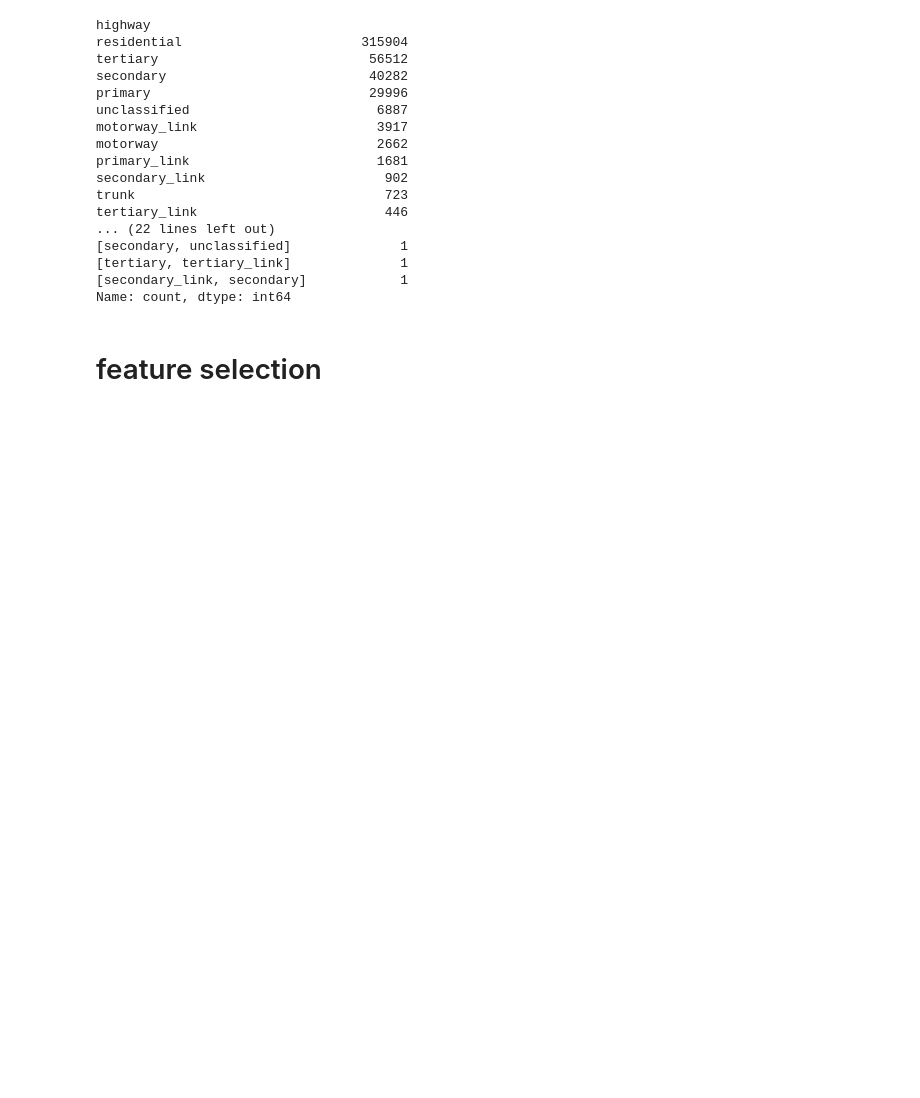
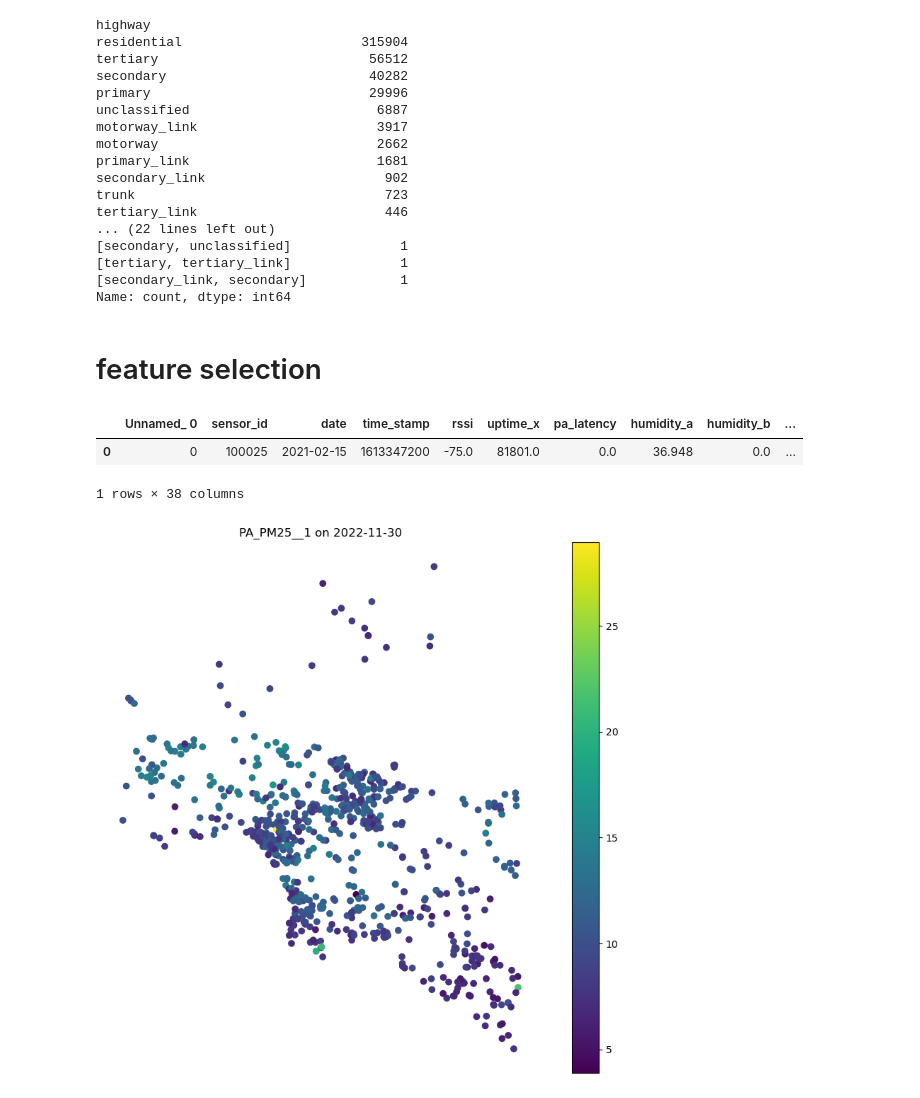
Before and after one commit to JunhongDuan/PurpleAir, a Jupyter notebook: Code/S6_LUR.ipynb, the cells around one changed output. Cells and saved outputs as stored; diff of their text form; code cells hidden in the pictures; blank space fills up the shorter version.

```diff
--- a/Code/S6_LUR.ipynb
+++ b/Code/S6_LUR.ipynb
@@ -134,6 +134,39 @@ LU = gpd.read_file('../Data/Output/OSM/edgewood_landuse.shp')
 PARK = gpd.read_file('../Data/Output/OSM/parks.shp')
 STREET = gpd.read_file('../Data/Output/OSM/edgewood_drive_roads.shp')
 PA = gpd.read_file('../Data/Output/PurpleAir_after_Calibration.shp')
+# %%
+PA = gpd.read_file('../Data/Output/PurpleAir_after_Calibration.shp')
+PA.head(1)
+# %% [output]
+|  | Unnamed_ 0 | sensor_id | date | time_stamp | rssi | uptime_x | pa_latency | humidity_a | humidity_b | ... |
+| 0 | 0 | 100025 | 2021-02-15 | 1613347200 | -75.0 | 81801.0 | 0.0 | 36.948 | 0.0 | ... |
+1 rows × 38 columns
+# %%
+PA_20221130 = PA[PA['date'] == '2022-11-30']
+
+# 2. 计算颜色映射的最小/最大值
+vmin, vmax = PA_20221130['PA_PM25__1'].min(), PA_20221130['PA_PM25__1'].max()
+
+# 3. 创建 Normalize 对象，将数据值映射到 [0,1]
+norm = Normalize(vmin=vmin, vmax=vmax)
+
+# 4. 绘图
+fig, ax = plt.subplots(figsize=(10, 8))
+PA_20221130.plot(
+    column='PA_PM25__1',      # 按这个字段着色
+    cmap='viridis',           # 颜色映射方案
+    norm=norm,                # 使用上面定义的归一化
+    legend=True,              # 显示图例
+    ax=ax
+)
+
+ax.set_title("PA_PM25__1 on 2022-11-30")
+ax.set_axis_off()            # 隐藏坐标轴
+
+plt.tight_layout()
+plt.show()
+# %% [output]
+[figure, added]
 # %%
 target_crs = "EPSG:3310"
 LU = LU.to_crs(target_crs)
```
Also changed, not shown: parts of 31 cells of this notebook.
